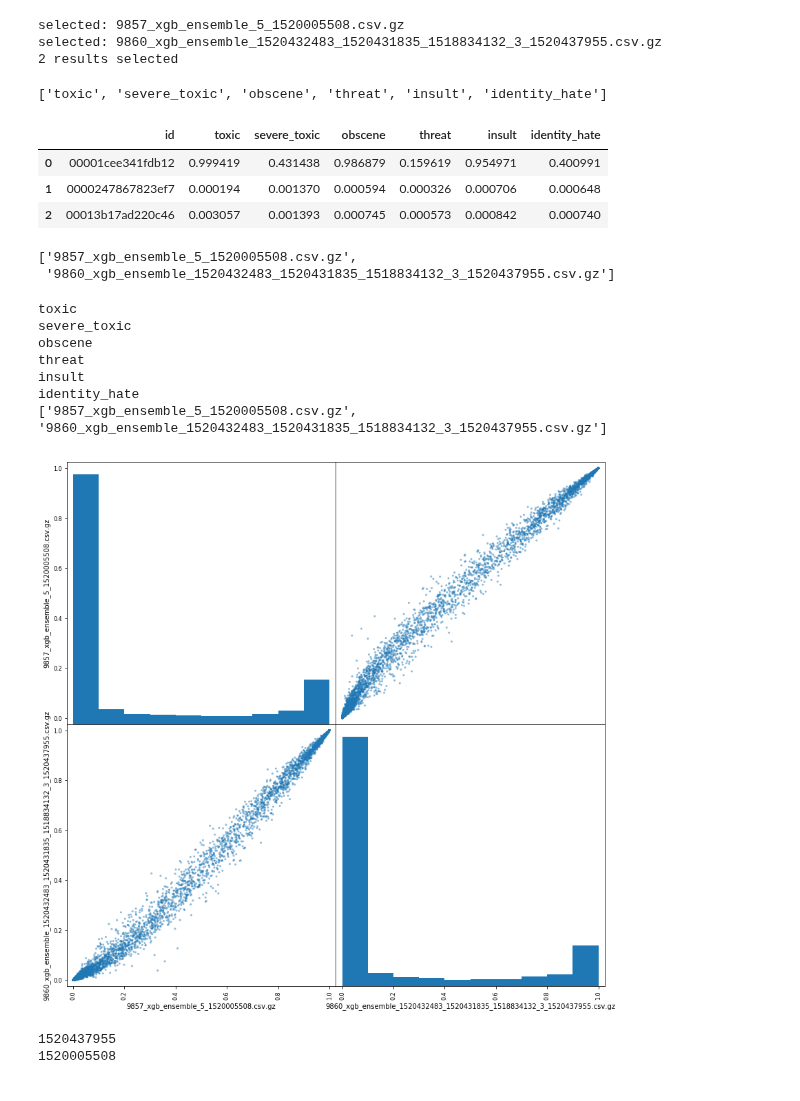
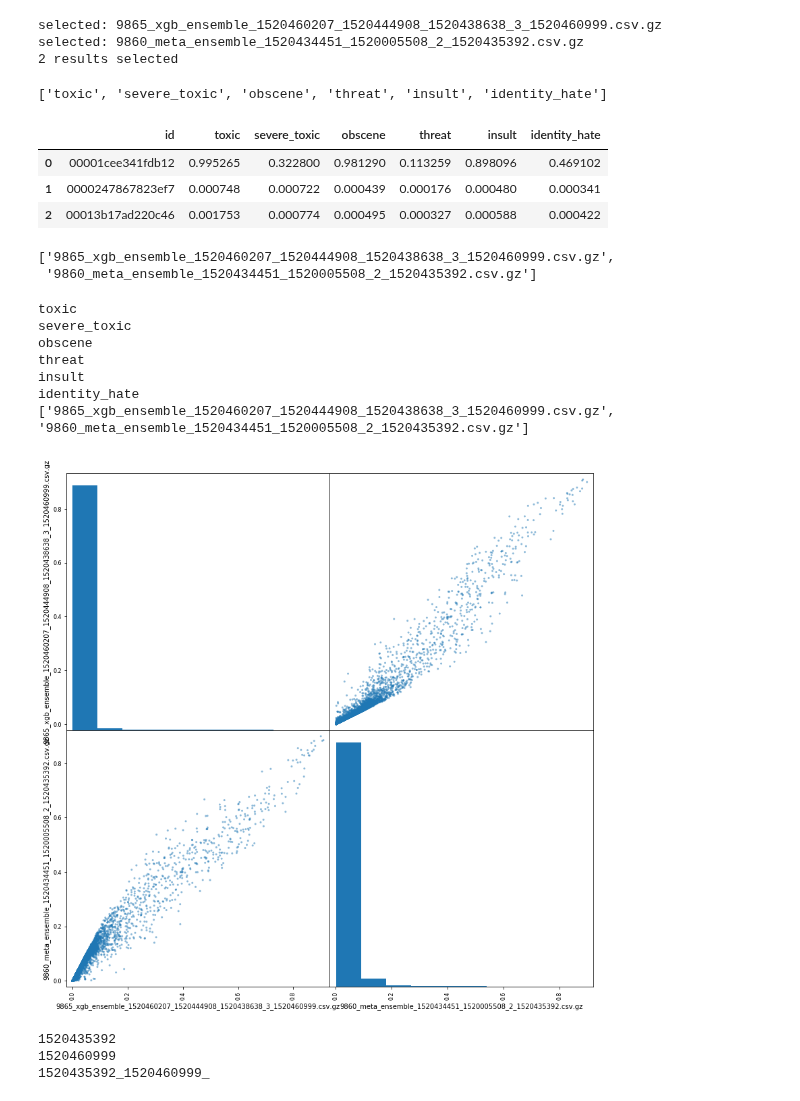
Before and after one commit to wluo-personal/Kaggle, a Jupyter notebook: toxic/sc/stacking/xgb_essemble.ipynb, the cells around one changed output. Drawn from its saved outputs; the diff is of its cells as text; code cells hidden in the pictures.

Commit message:
essemble to 9869

```diff
--- a/toxic/sc/stacking/xgb_essemble.ipynb
+++ b/toxic/sc/stacking/xgb_essemble.ipynb
@@ -11,8 +11,29 @@ path = 'StackPreds/TopN_XGB/'
 
 xgb_topn_repo = {}
 #select_to_essemble = [] # this will affect the scatter plotting later
-select_to_essemble = ['9860_xgb_ensemble_1520432483_1520431835_1518834132_3_1520437955.csv.gz',
-                     '9857_xgb_ensemble_5_1520005508.csv.gz']
+select_to_essemble = ['9860_meta_ensemble_1520434451_1520005508_2_1520435392.csv.gz',
+                     '9865_xgb_ensemble_1520460207_1520444908_1520438638_3_1520460999.csv.gz']
+
+# 9869_xgb_meta_ensemble_1520435392_1520460999__2_1520461403.csv.gz
+# 1. 9860_meta_ensemble_1520434451_1520005508_2_1520435392.csv.gz
+# 2. 9865_xgb_ensemble_1520460207_1520444908_1520438638_3_1520460999.csv.gz
+
+# 9868_xgb_meta_ensemble_1520435392_1520435392_2_1520446721.csv.gz
+# 1. 9860_meta_ensemble_1520434451_1520005508_2_1520435392.csv.gz
+# 2. 9863_xgb_ensemble_two_rnn_9842_15204449085_1520438638_2_1520446259.csv.gz
+
+# 9865_xgb_ensemble_1520460207_1520444908_1520438638_3_1520460999.csv.gz
+# 1. 9842_rnn_w_conv_840B_300d_ep4_1520444908.csv
+# 2. 9842_ModelName.RNN__ep6_fasttext_datagen_200_300_1520438638.csv
+# 3. 9832_rnn_w_conv_twitter_1520460207.csv
+
+# 9863_xgb_ensemble_two_rnn_9842_15204449085_1520438638_2_1520446259.csv.gz
+# 1. 9842_rnn_w_conv_840B_300d_ep4_1520444908.csv
+# 2. 9842_ModelName.RNN__ep6_fasttext_datagen_200_300_1520438638.csv
+
+# 9862_xgb_meta_ensemble_1520437955_1520005508_2_1520438218.csv.gz
+# 1. 9860_xgb_ensemble_1520432483_1520431835_1518834132_3_1520437955.csv.gz
+# 2. 9857_xgb_ensemble_5_1520005508.csv.gz
 
 # 9860_xgb_ensemble_1520432483_1520431835_1518834132_3_1520437955.csv.gz
 # 1. 9840_ModelName.RNN__ep4_fasttext_datagen_200_300_1520432483.csv
@@ -52,8 +73,8 @@ for filename in os.listdir(path):
 print(str(cnt)+' results selected')
 preds[label_cols] = preds[label_cols].applymap(lambda x: x/cnt)
 # %% [output]
-selected: 9857_xgb_ensemble_5_1520005508.csv.gz
-selected: 9860_xgb_ensemble_1520432483_1520431835_1518834132_3_1520437955.csv.gz
+selected: 9865_xgb_ensemble_1520460207_1520444908_1520438638_3_1520460999.csv.gz
+selected: 9860_meta_ensemble_1520434451_1520005508_2_1520435392.csv.gz
 2 results selected
 # %%
 label_cols
@@ -63,32 +84,37 @@ label_cols
 preds.head(3)
 # %% [output]
 |  | id | toxic | severe_toxic | obscene | threat | insult | identity_hate |
-| 0 | 00001cee341fdb12 | 0.999419 | 0.431438 | 0.986879 | 0.159619 | 0.954971 | 0.400991 |
-| 1 | 0000247867823ef7 | 0.000194 | 0.001370 | 0.000594 | 0.000326 | 0.000706 | 0.000648 |
-| 2 | 00013b17ad220c46 | 0.003057 | 0.001393 | 0.000745 | 0.000573 | 0.000842 | 0.000740 |
+| 0 | 00001cee341fdb12 | 0.995265 | 0.322800 | 0.981290 | 0.113259 | 0.898096 | 0.469102 |
+| 1 | 0000247867823ef7 | 0.000748 | 0.000722 | 0.000439 | 0.000176 | 0.000480 | 0.000341 |
+| 2 | 00013b17ad220c46 | 0.001753 | 0.000774 | 0.000495 | 0.000327 | 0.000588 | 0.000422 |
 # %%
 list(xgb_topn_repo)
 # %% [output]
-['9857_xgb_ensemble_5_1520005508.csv.gz',
- '9860_xgb_ensemble_1520432483_1520431835_1518834132_3_1520437955.csv.gz']
+['9865_xgb_ensemble_1520460207_1520444908_1520438638_3_1520460999.csv.gz',
+ '9860_meta_ensemble_1520434451_1520005508_2_1520435392.csv.gz']
 # %%
 from toxic_utils import scatter_per_label
 %matplotlib inline
 # %%
-scatter_per_label(xgb_topn_repo, 'toxic', 10000)
+scatter_per_label(xgb_topn_repo, 'threat', 50000)
 # %% [output]
 toxic
 severe_toxic
 obscene
 threat
 insult
 identity_hate
-['9857_xgb_ensemble_5_1520005508.csv.gz', '9860_xgb_ensemble_1520432483_1520431835_1518834132_3_1520437955.csv.gz']
+['9865_xgb_ensemble_1520460207_1520444908_1520438638_3_1520460999.csv.gz', '9860_meta_ensemble_1520434451_1520005508_2_1520435392.csv.gz']
-[figure, old version]
+[figure, new version]
 # %%
+tempid = ''
 for selected in select_to_essemble:
-    print(selected.split('_')[-1].split('.')[0])
+    temp = selected.split('_')[-1].split('.')[0]
+    print(temp)
+    tempid += temp + '_'
+print(tempid)
 # %% [output]
-1520437955
-1520005508
+1520435392
+1520460999
+1520435392_1520460999_
 # %%
```
Also changed, not shown: parts of 1 cell of this notebook, 3 other files.
